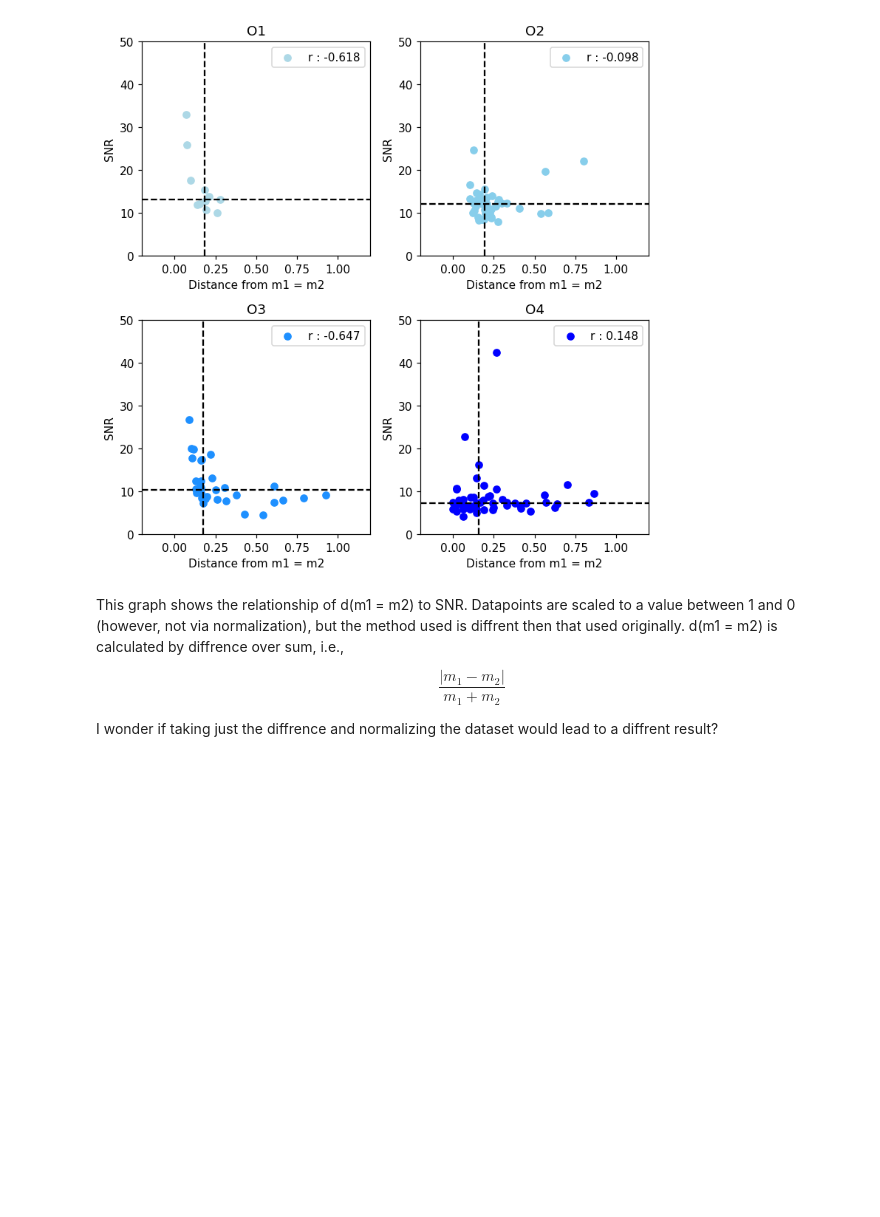
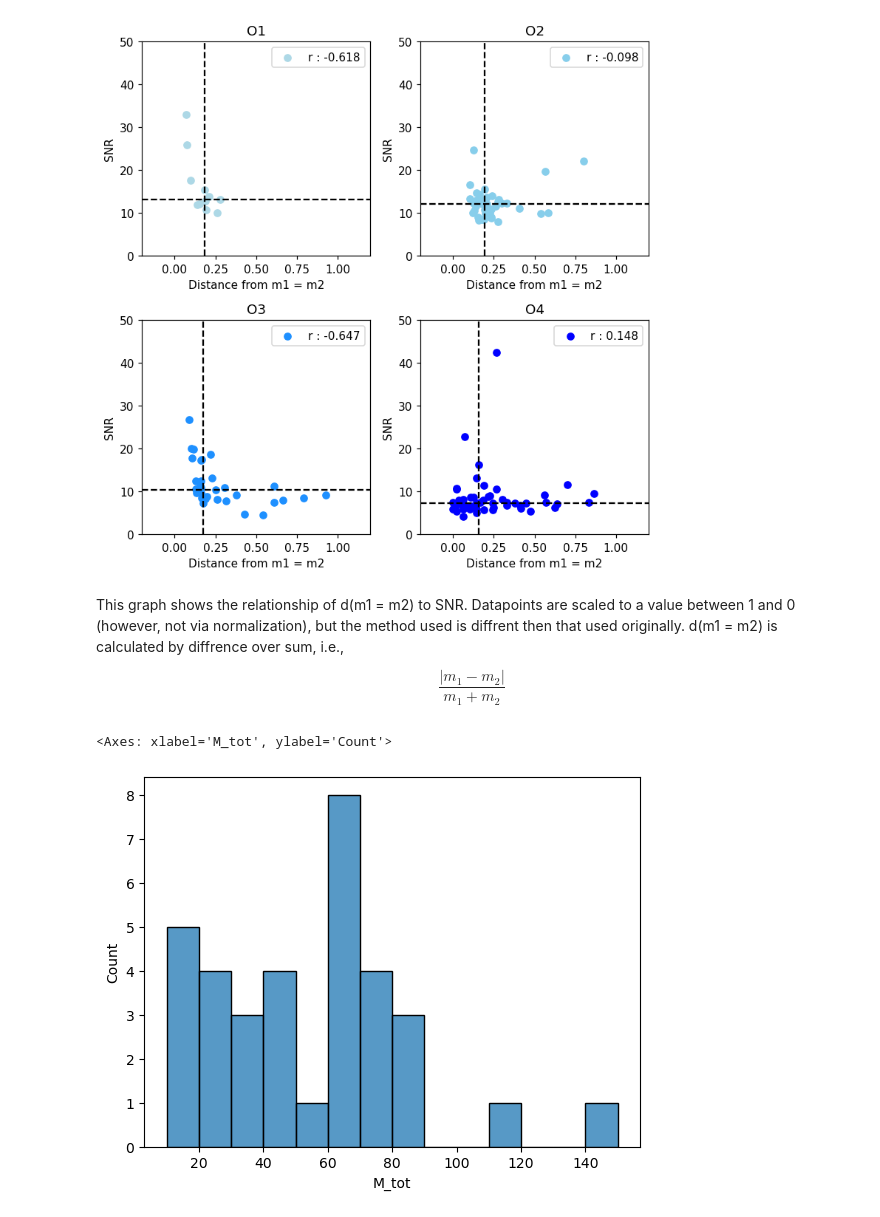
Before and after one commit to AndrewValentini/Gravitational-Waves-Research-23-24, a Jupyter notebook: Data Analysis/O1-O4.ipynb, the cells around one changed output. Saved outputs shown, nothing was run; the diff lists cells and outputs as text; code cells hidden in the pictures; blank space fills up the shorter version.

Commit message:
Added lum graph to O1-O4.ipynb

```diff
--- a/Data Analysis/O1-O4.ipynb
+++ b/Data Analysis/O1-O4.ipynb
@@ -865,5 +866,8 @@ plt.show()
 This graph shows the relationship of d(m1 = m2) to SNR. Datapoints are scaled to a value between 1 and 0 (however, not via normalization), but the method used is diffrent then that used originally. d(m1 = m2) is calculated by diffrence over sum, i.e.,
 
 $$\frac{|m_1 - m_2|}{m_1 + m_2}$$
-
-I wonder if taking just the diffrence and normalizing the dataset would lead to a diffrent result?
+# %%
+sns.histplot(O3_all["M_tot"], binwidth=10, binrange=[10, 150])
+# %% [output]
+<Axes: xlabel='M_tot', ylabel='Count'>
+[figure, added]
```
Also changed, not shown: parts of 3 cells of this notebook.
